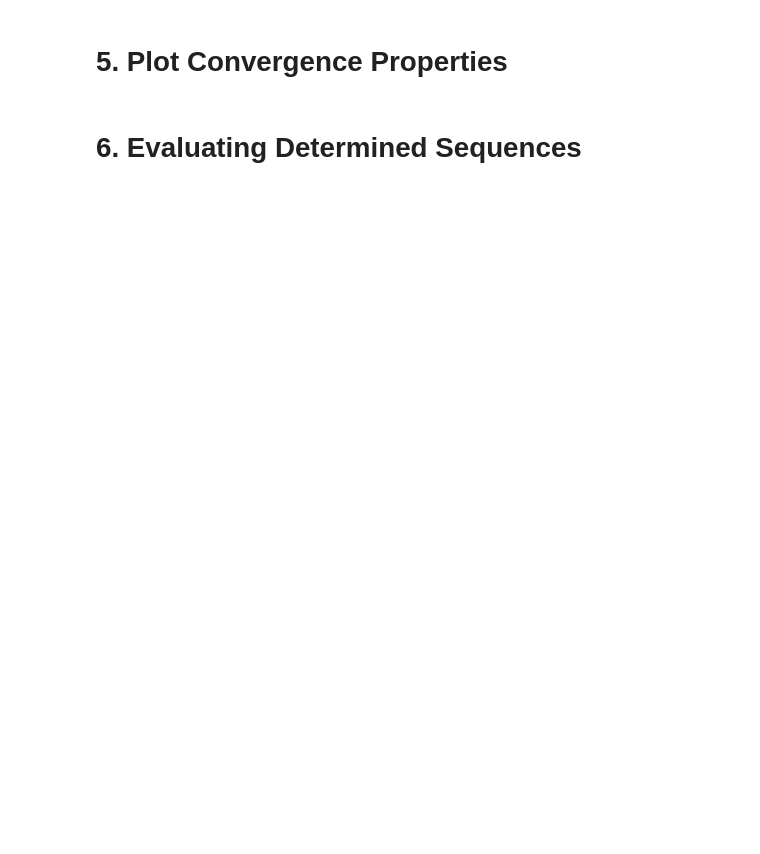
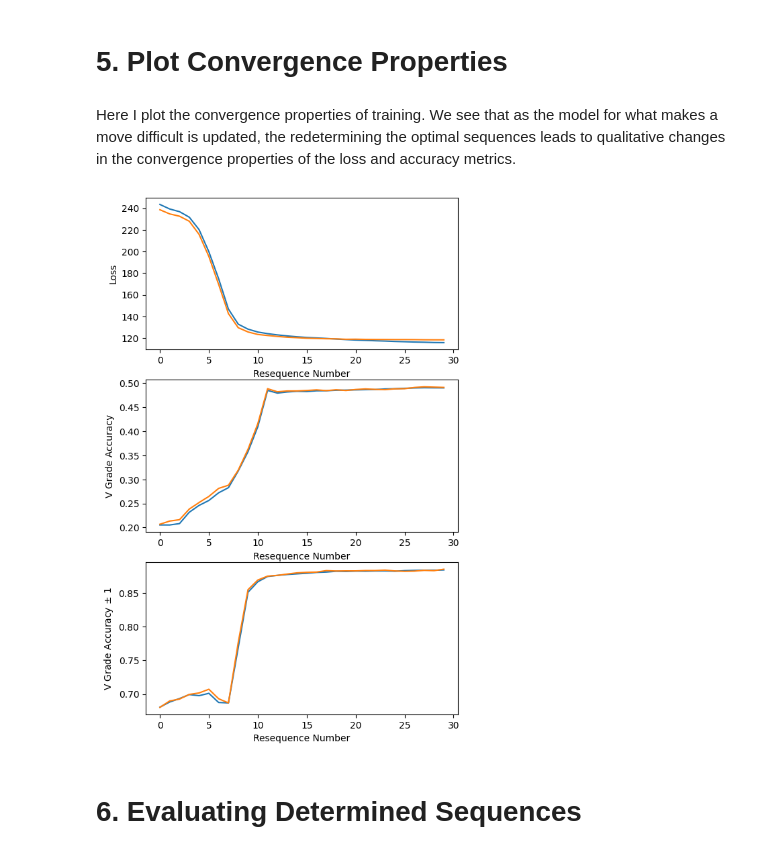
Before and after one commit to mserlin/Learn2Climb, a Jupyter notebook: BetaSolver.ipynb, the cells around one changed output. Drawn from its saved outputs; the diff is of its cells as text; code cells hidden in the pictures; blank space fills up the shorter version.

```diff
--- a/BetaSolver.ipynb
+++ b/BetaSolver.ipynb
@@ -104,7 +105,7 @@ Inputs to the model have the dimension (N, N_s, 18), where N is the batch size o
 # %%
-class SimpleModel(torch.nn.Module):
+class EdgeModel(torch.nn.Module):
     def __init__(self, input_size = 18, num_layers = 3, hidden = 20):
-        super(SimpleModel, self).__init__()
+        super(EdgeModel, self).__init__()
         self.relu = torch.nn.ReLU()
         self.lrelu = torch.nn.LeakyReLU(negative_slope=0.0001)
 
@@ -123,18 +124,18 @@ class SimpleModel(torch.nn.Module):
         for i in range(len(self.linear_layers)-1):
             linear = self.linear_layers[i]
             x = (linear(x).permute(2, 0 ,1)*masks).permute(1,2,0)
-            x = self.lrelu(x)
+            x = self.lrelu(x #lrelu helped with consistency and convergence
 
         x = (self.linear_layers[-1](x).permute(2, 0 ,1)*masks).permute(1,2,0)
-        x = self.relu(x)
+        x = self.relu(x) #This ensures the ouput is strictly positive, since a best can never be so easy that it makes a climb easier.
         return x
 # %%
 n_resequence = 30 #Number of time to recalculate the optimal sequences for each climb
 n_epochs = 100 #Number of training epoch for each set of optimal sequences
 batch_size = 256 #The batch size during training
 
-torch.manual_seed(15) #Set the seed for initializing the model for consistency, but does not really matter
-model = SimpleModel(input_size = 18, hidden = 50, num_layers = 3).to(device) #Create the model
+torch.manual_seed(15) #Set the seed for initializing the model for consistency, but does not really matter #15 woorked well
+model = EdgeModel(input_size = 18, hidden = 50, num_layers = 3).to(device) #Create the model
 optimizer = optim.Adam(model.parameters(), lr= 1e-5, weight_decay= 1) #Create the optimizer with learning rate 1e-5 and L2 regularization constant of 1
 loss_fn = nn.MSELoss(reduction = 'mean')  # L2 loss
 
@@ -314,6 +351,9 @@ Finished epoch 90, latest loss 193.5714569091797, latest test loss 189.133636474
 # %% [markdown]
 # 5. Plot Convergence Properties
+# %% [markdown]
+Here I plot the convergence properties of training. We see that as the model for what makes a move difficult is updated, the redetermining the optimal sequences leads to qualitative changes in the convergence properties of the loss and accuracy metrics.
 # %%
+#Create numpy arrays of the resequencing index and the loss/accuracies at the end of each resequencing run
 reseq = np.arange(len(history_list))
 loss_test, loss_train, acc_test, acc_test_pm1, acc_train, acc_train_pm1 = np.zeros(len(reseq)), np.zeros(len(reseq)), np.zeros(len(reseq)), np.zeros(len(reseq)), np.zeros(len(reseq)), np.zeros(len(reseq))
 
@@ -321,25 +361,33 @@ for i in range(len(history_list)):
     hist = history_list[i]
     loss_train[i] = hist['loss'][-1]
     loss_test[i] = hist['test loss'][-1]
-    acc_test[i] = hist['test accuracy'][-1]
-    acc_test_pm1[i] = hist['test accuracy pm1'][-1]
-    acc_train[i] = hist['train accuracy'][-1]
-    acc_train_pm1[i] = hist['train accuracy pm1'][-1]
+    acc_test[i] = hist['test accuracy v'][-1]
+    acc_test_pm1[i] = hist['test accuracy v pm1'][-1]
+    acc_train[i] = hist['train accuracy v'][-1]
+    acc_train_pm1[i] = hist['train accuracy v pm1'][-1]
 # %%
-plt1 = plt.subplot(311)
-plt2 = plt.subplot(312)
-plt3 = plt.subplot(313)
+plt.figure(figsize=(6,10))
+
+plt1, plt2, plt3 = plt.subplot(311), plt.subplot(312), plt.subplot(313)
 
 plt1.plot(reseq, loss_train)
 plt1.plot(reseq, loss_test)
+plt1.set_xlabel("Resequence Number")
+plt1.set_ylabel("Loss")
 
 plt2.plot(reseq, acc_train)
 plt2.plot(reseq, acc_test)
+plt2.set_xlabel("Resequence Number")
+plt2.set_ylabel("V Grade Accuracy")
 
 plt3.plot(reseq, acc_train_pm1)
 plt3.plot(reseq, acc_test_pm1)
+plt3.set_xlabel("Resequence Number")
+plt3.set_ylabel("V Grade Accuracy $\pm$ 1")
 
 plt.show()
+# %% [output]
+[figure, added]
 # %% [markdown]
 # 6. Evaluating Determined Sequences
 # %% [markdown]
```
Also changed, not shown: parts of 27 cells of this notebook, 1 other file.
